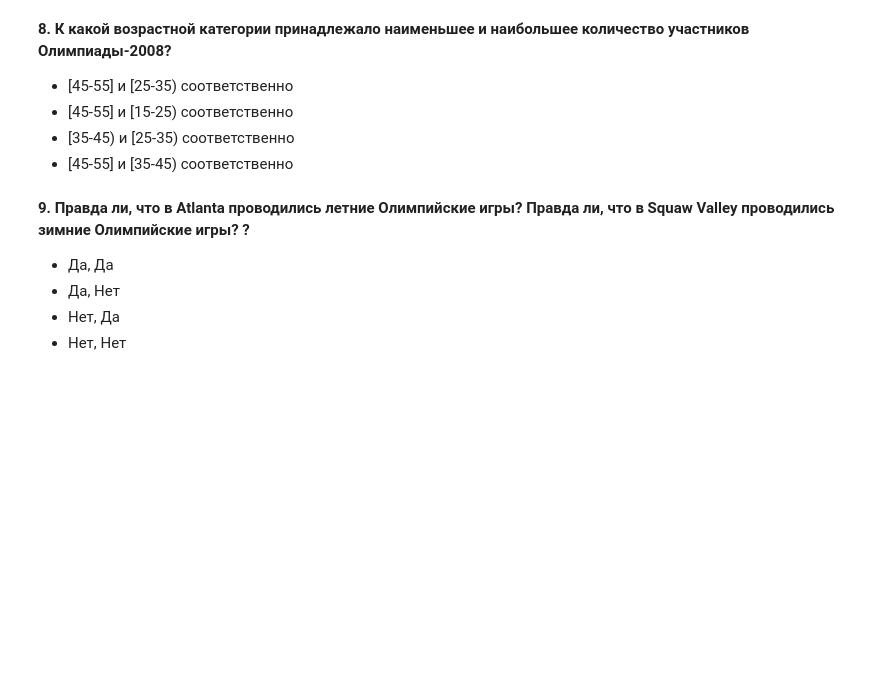
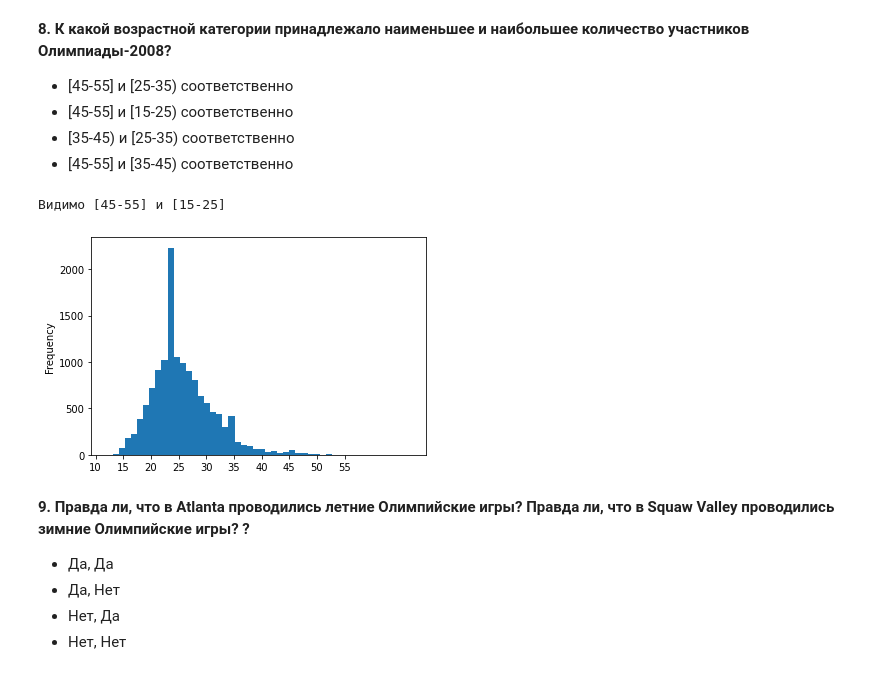
Before and after one commit to railbotan/data_analysis_in_python, a Jupyter notebook: Pandas and EDA (12.03)/Pandas and EDA. Task.ipynb, the cells around one changed output. Saved outputs shown, nothing was run; the diff lists cells and outputs as text; code cells hidden in the pictures; blank space fills up the shorter version.

```diff
--- a/Pandas and EDA (12.03)/Pandas and EDA. Task.ipynb
+++ b/Pandas and EDA (12.03)/Pandas and EDA. Task.ipynb
@@ -22,7 +22,7 @@ PATH = 'https://github.com/aksenov7/Kaggle_competition_group/blob/master/athlete
 # %% [markdown]
 __0. Откройте файл используя необходимые параметры и не меняя переменную PATH__
 # %%
-data =
+data = pd.read_csv(PATH, compression='zip', sep=',')
 data.head()
 # %% [output]
 |  | ID | Name | Sex | Age | Height | Weight | Team | NOC | Games | Year | Season | ... |
@@ -86,6 +125,12 @@ __8. К какой возрастной категории принадлежа
 - [45-55] и [15-25) соответственно
 - [35-45) и [25-35) соответственно
 - [45-55] и [35-45) соответственно
+# %%
+data[data['Year'] == 2008]['Age'].plot(bins=50, kind='hist', xticks=range(10, 60, 5))
+print("Видимо [45-55] и [15-25]")
+# %% [output]
+Видимо [45-55] и [15-25]
+[figure, added]
 # %% [markdown]
 __9. Правда ли, что в Atlanta проводились летние Олимпийские игры? Правда ли, что в Squaw Valley проводились зимние Олимпийские игры? ?__
 
```
Also changed, not shown: parts of 9 cells of this notebook, 4 other files.
